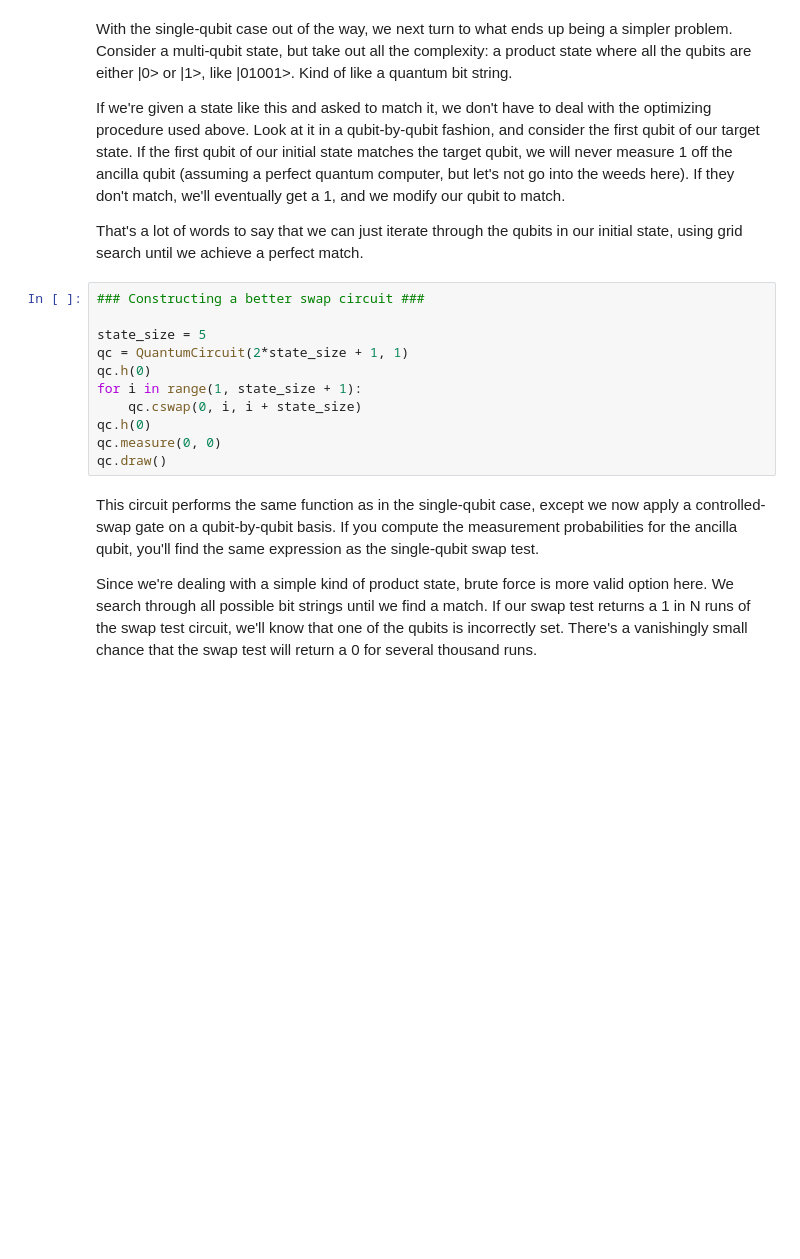
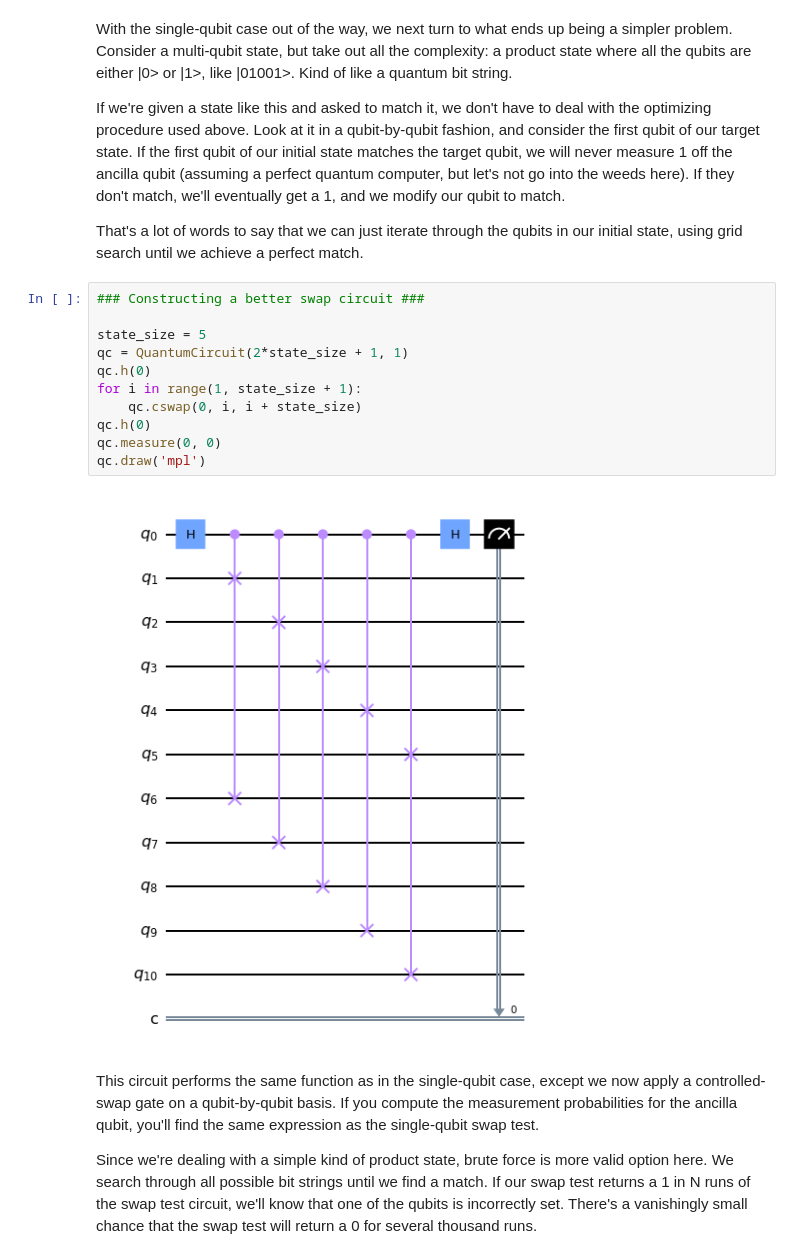
Before and after one commit to jrbarnett96/SwapTest, a Jupyter notebook: SwapTest.ipynb, the cells around one changed output. Cells and saved outputs as stored; diff of their text form; blank space fills up the shorter version.

```diff
--- a/SwapTest.ipynb
+++ b/SwapTest.ipynb
@@ -197,14 +235,16 @@ That's a lot of words to say that we can just iterate through the qubits in our
 # %%
 ### Constructing a better swap circuit ###
 
 state_size = 5
 qc = QuantumCircuit(2*state_size + 1, 1)
 qc.h(0)
 for i in range(1, state_size + 1):
     qc.cswap(0, i, i + state_size)
 qc.h(0)
 qc.measure(0, 0)
-qc.draw()
+qc.draw('mpl')
+# %% [output]
+[figure, added]
 # %% [markdown]
 This circuit performs the same function as in the single-qubit case, except we now apply a controlled-swap gate on a qubit-by-qubit basis. If you compute the measurement probabilities for the ancilla qubit, you'll find the same expression as the single-qubit swap test.
 
```
Also changed, not shown: parts of 26 cells of this notebook, 1 other file.
